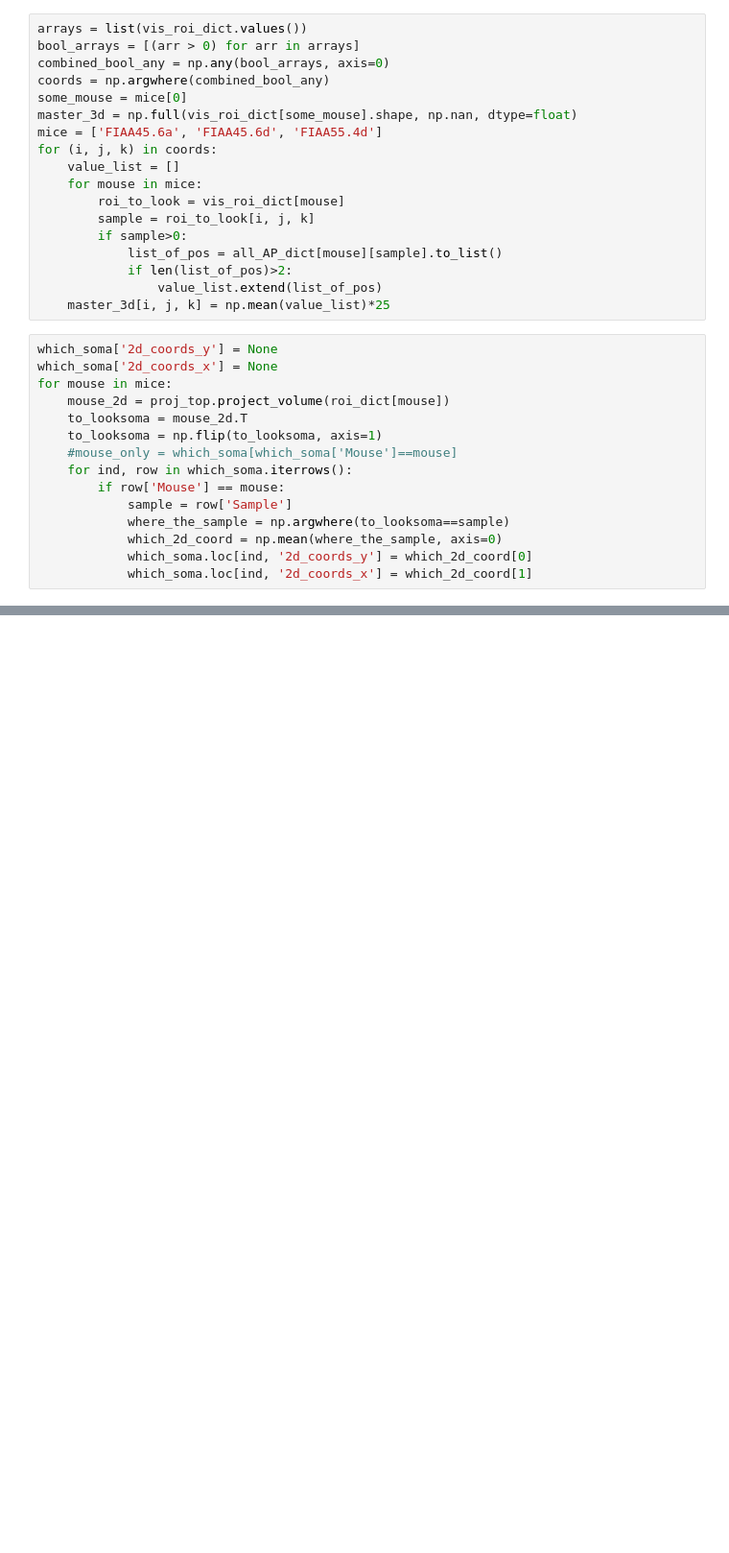
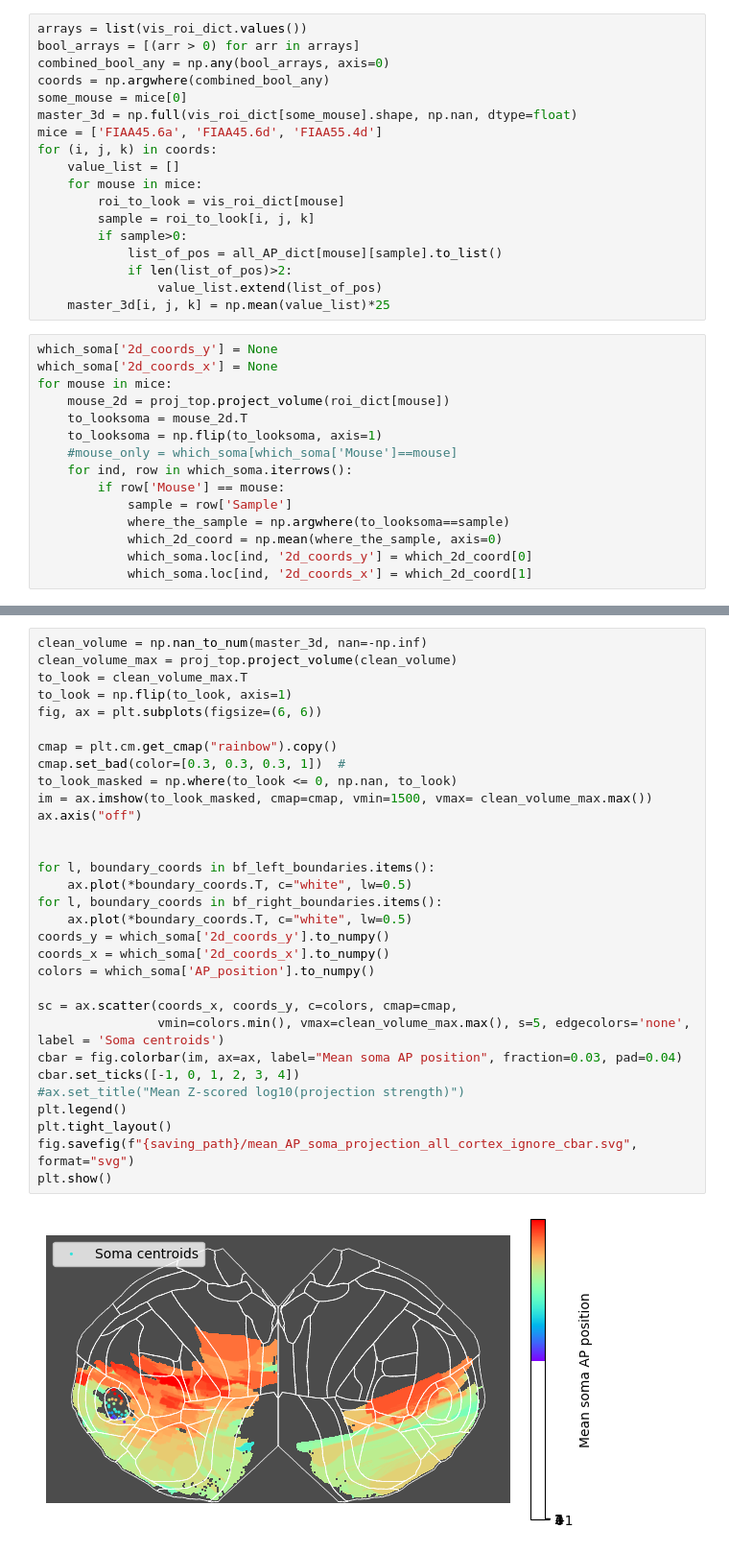
Before and after one commit to znamlab/MAPseq_processing, a Jupyter notebook: final_processing/fig_2_and_S3_mean_mapseq_allen_flatmaps_updated.ipynb, the cells around one changed output, grey strips where cells are left out. Shown at 96% size. Saved outputs shown, nothing was run; the diff lists cells and outputs as text; blank space fills up the shorter version.

```diff
--- a/final_processing/fig_2_and_S3_mean_mapseq_allen_flatmaps_updated.ipynb
+++ b/final_processing/fig_2_and_S3_mean_mapseq_allen_flatmaps_updated.ipynb
@@ -551,0 +553,33 @@ plt.show()
+# %%
+clean_volume = np.nan_to_num(master_3d, nan=-np.inf)
+clean_volume_max = proj_top.project_volume(clean_volume)
+to_look = clean_volume_max.T
+to_look = np.flip(to_look, axis=1)
+fig, ax = plt.subplots(figsize=(6, 6))
+
+cmap = plt.cm.get_cmap("rainbow").copy()
+cmap.set_bad(color=[0.3, 0.3, 0.3, 1])  #
+to_look_masked = np.where(to_look <= 0, np.nan, to_look)
+im = ax.imshow(to_look_masked, cmap=cmap, vmin=1500, vmax= clean_volume_max.max())
+ax.axis("off")
+
+
+for l, boundary_coords in bf_left_boundaries.items():
+    ax.plot(*boundary_coords.T, c="white", lw=0.5)
+for l, boundary_coords in bf_right_boundaries.items():
+    ax.plot(*boundary_coords.T, c="white", lw=0.5)
+coords_y = which_soma['2d_coords_y'].to_numpy()
+coords_x = which_soma['2d_coords_x'].to_numpy()
+colors = which_soma['AP_position'].to_numpy()
+
+sc = ax.scatter(coords_x, coords_y, c=colors, cmap=cmap,
+                vmin=colors.min(), vmax=clean_volume_max.max(), s=5, edgecolors='none', label = 'Soma centroids')
+cbar = fig.colorbar(im, ax=ax, label="Mean soma AP position", fraction=0.03, pad=0.04)
+cbar.set_ticks([-1, 0, 1, 2, 3, 4])
+#ax.set_title("Mean Z-scored log10(projection strength)")
+plt.legend()
+plt.tight_layout()
+fig.savefig(f"{saving_path}/mean_AP_soma_projection_all_cortex_ignore_cbar.svg", format="svg")
+plt.show()
+# %% [output]
+[figure, added]
```
Also changed, not shown: parts of 3 cells of this notebook.
